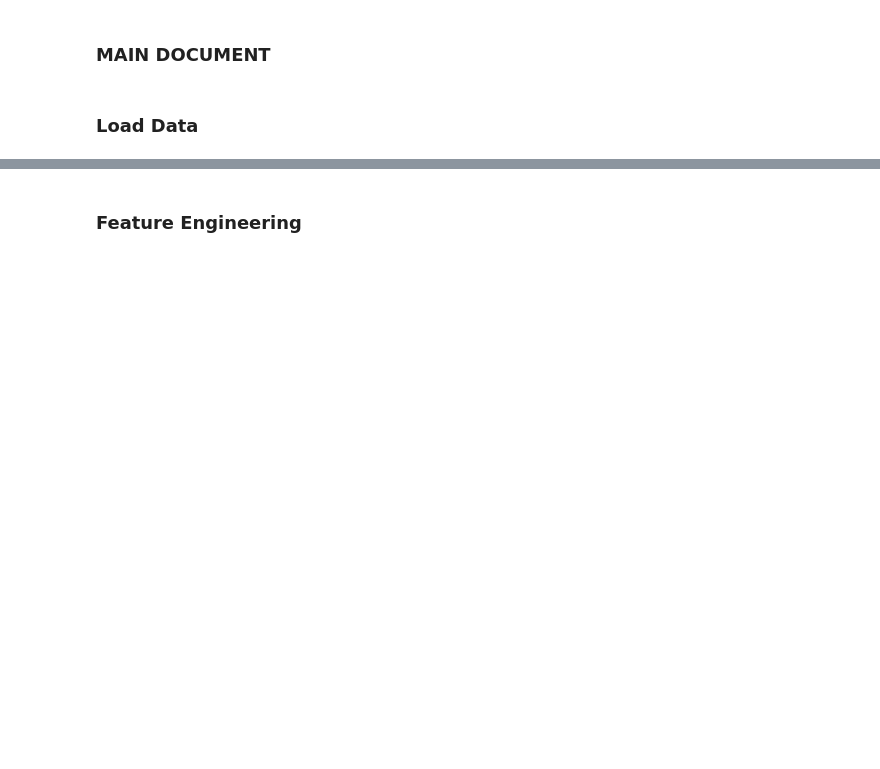
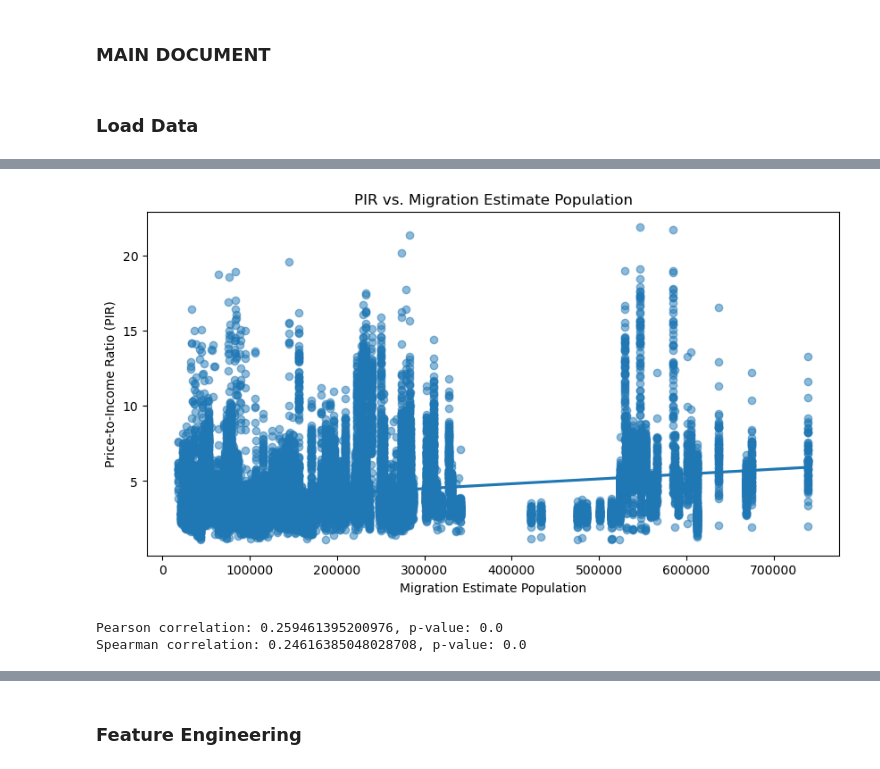
Before and after one commit to chelseyyyt/MAGEC, a Jupyter notebook: main.ipynb, the cells around one changed output, grey strips where cells are left out. Drawn from its saved outputs; the diff is of its cells as text; code cells hidden in the pictures; blank space fills up the shorter version.

```diff
--- a/main.ipynb
+++ b/main.ipynb
@@ -39,0 +137,23 @@ print(df.head())
+# %%
+# Group by FIPS and aggregate relevant columns
+df_demographic_group = df_demographic.groupby(["Year","fips"]).agg({
+    "inbound migration": "first"
+}).reset_index()
+# %%
+# Rename FIPS columns to ensure consistency
+home_prices_avg.rename(columns={"state_fip_code": "FIPS"}, inplace=True)
+df_demographic_group.rename(columns={"fips": "FIPS"}, inplace=True)
+df_fred.rename(columns={"state_fip_code": "FIPS"}, inplace=True)
+df_fred.rename(columns={"Value": "Per Capita Income"}, inplace=True)
+monthly_close_sum.rename(columns={"Close":"StockPrice"},inplace=True)
+
+# Ensure Year is in the same format (integer)
+home_prices_avg["FIPS"] = home_prices_avg["FIPS"].astype(int)
+#df_grouped["FIPS"] = df_grouped["FIPS"].astype(int)
+df_demographic_group["FIPS"] = df_demographic_group["FIPS"].astype(int)
+df_fred["FIPS"]=df_fred["FIPS"].astype(int)
+
+df_merged = pd.merge(home_prices_avg, df_fred, on=["YearMonth","Year", "FIPS"], how="inner")
+
+print(df_merged.head())
+print(df_merged.info())
@@ -39,0 +193,6 @@ print(df.head())
+# %%
+df_migration= pd.merge(df_merged,df_demographic_group, on=["Year", "FIPS"], how="inner")
+df_migration["PIR"] = df_merged["median_estimated_home_values"] / df_merged["Per Capita Income"]
+
+print(df_migration.head())
+print(df_migration.info())
@@ -39,0 +217,27 @@ print(df.head())
+# %%
+df_migration["PIR"] = pd.to_numeric(df_migration["PIR"], errors="coerce")
+df_migration["inbound migration"] = pd.to_numeric(df_migration["inbound migration"], errors="coerce")
+import seaborn as sns
+import matplotlib.pyplot as plt
+
+plt.figure(figsize=(10, 5))
+sns.regplot(data=df_migration, x="inbound migration", y="PIR", scatter_kws={'alpha':0.5})
+plt.title("PIR vs. Migration Estimate Population")
+plt.xlabel("Migration Estimate Population")
+plt.ylabel("Price-to-Income Ratio (PIR)")
+plt.show()
+# %% [output]
+[figure, added]
+# %%
+from scipy.stats import pearsonr, spearmanr
+
+# Pearson Correlation
+pearson_corr, pearson_p = pearsonr(df_migration["PIR"], df_migration["inbound migration"])
+print(f"Pearson correlation: {pearson_corr}, p-value: {pearson_p}")
+
+# Spearman Correlation
+spearman_corr, spearman_p = spearmanr(df_migration["PIR"], df_migration["inbound migration"])
+print(f"Spearman correlation: {spearman_corr}, p-value: {spearman_p}")
+# %% [output]
+Pearson correlation: 0.259461395200976, p-value: 0.0
+Spearman correlation: 0.24616385048028708, p-value: 0.0
```
Also changed, not shown: parts of 33 cells of this notebook.
